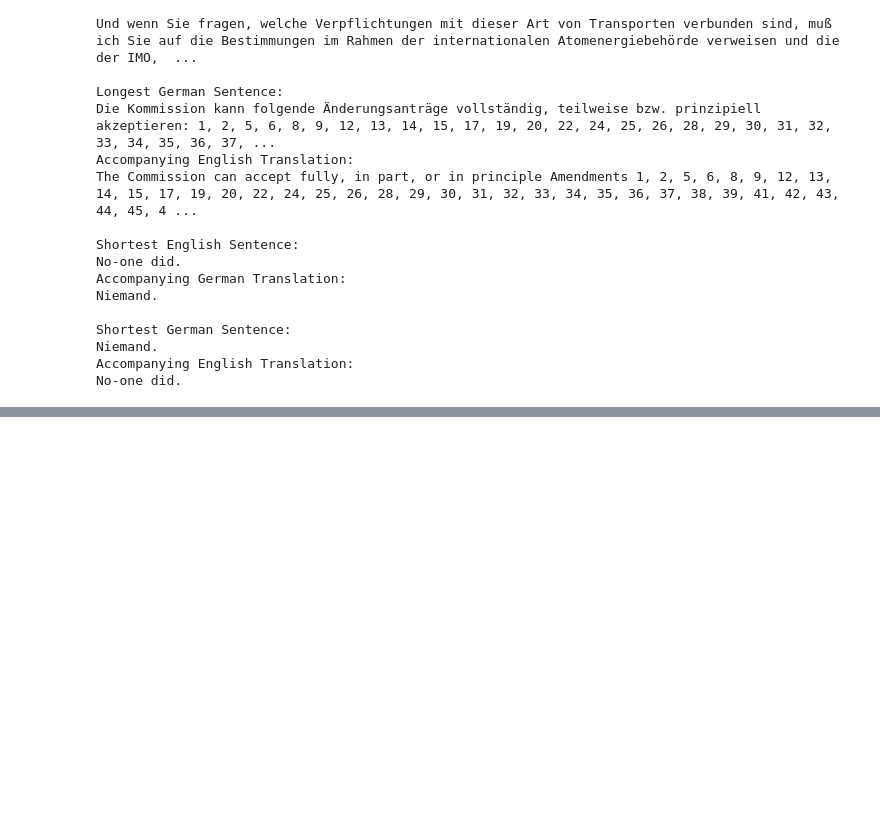
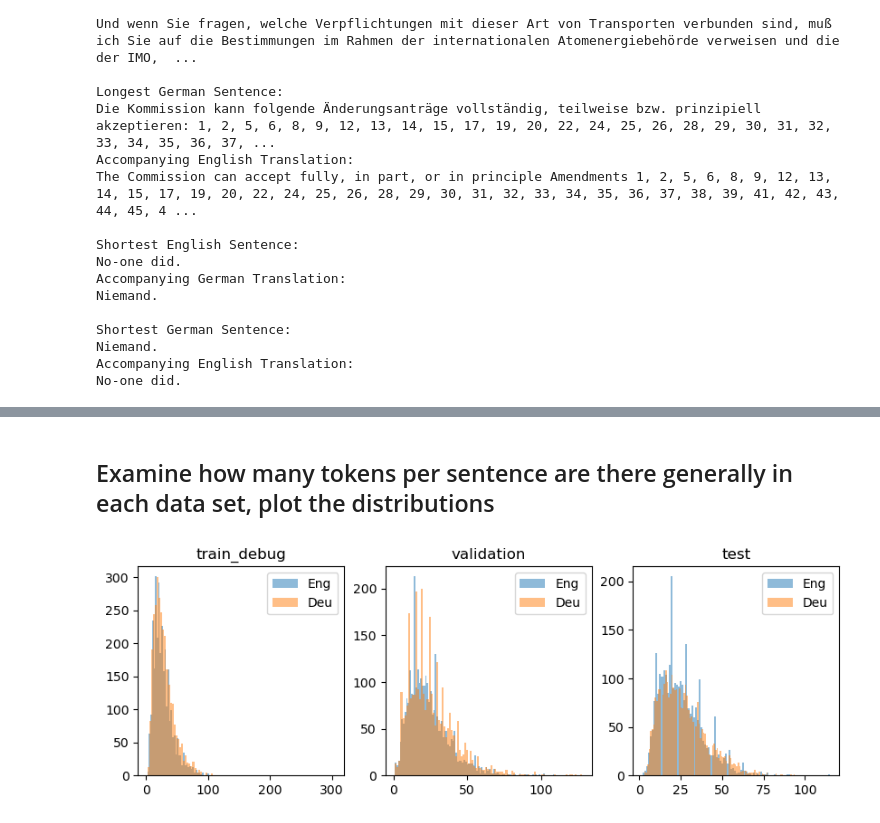
Before and after one commit to EH225/EngDeu_NMT, a Jupyter notebook: graphics.ipynb, the cells around one changed output, grey strips where cells are left out. Drawn from its saved outputs; the diff is of its cells as text; code cells hidden in the pictures; blank space fills up the shorter version.

```diff
--- a/graphics.ipynb
+++ b/graphics.ipynb
@@ -416,0 +487,26 @@ No-one did.
+# %% [markdown]
+## Examine how many tokens per sentence are there generally in each data set, plot the distributions
+# %%
+fig, axes = plt.subplots(1, 3, figsize=(10, 3))
+
+smry = pd.DataFrame(dtype=float)
+
+for i, data_set_name in enumerate(["train_debug", "validation", "test"]):
+    ax = axes[i]
+    eng_data = util.read_corpus("eng", data_set_name, is_tgt=False)
+    deu_data = util.read_corpus("deu", data_set_name, is_tgt=False)
+    eng_data_len = pd.Series([len(x) for x in eng_data])
+    deu_data_len = pd.Series([len(x) for x in deu_data])
+    deu_descr = deu_data_len.describe()
+    eng_descr = eng_data_len.describe()
+
+    smry.loc[f"{data_set_name}_deu", deu_descr.index] = deu_descr.values
+    smry.loc[f"{data_set_name}_eng", eng_descr.index] = eng_descr.values
+
+    ax.hist(eng_data_len, alpha=0.5, bins=100, label="Eng")
+    ax.hist(deu_data_len, alpha=0.5, bins=100, label="Deu")
+    ax.set_title(data_set_name);ax.legend()
+
+plt.show()
+# %% [output]
+[figure, added]
```
Also changed, not shown: parts of 21 cells of this notebook, 7 other files.
